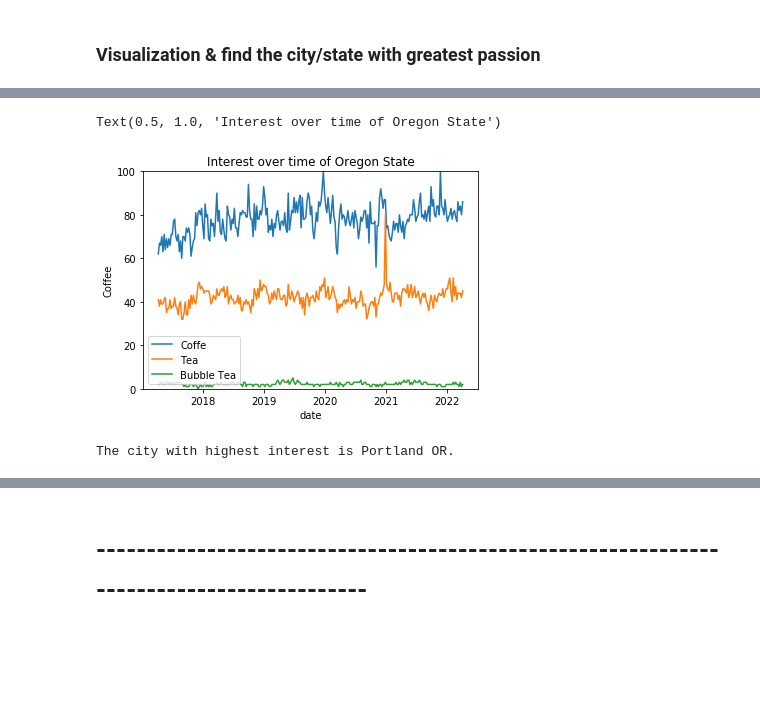
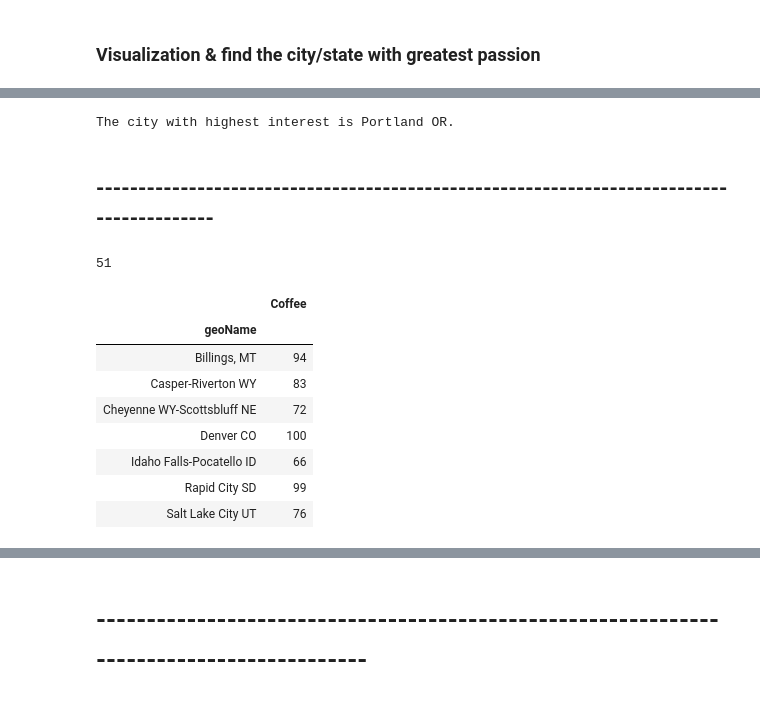
Before and after one commit to kaiwenh4/Stat170-Project, a Jupyter notebook: google_trend/Google_trend.ipynb, the cells around one changed output, grey strips where cells are left out. Cells and saved outputs as stored; diff of their text form; code cells hidden in the pictures; blank space fills up the shorter version.

```diff
--- a/google_trend/Google_trend.ipynb
+++ b/google_trend/Google_trend.ipynb
@@ -67,18 +90,3 @@ The state with highest interest is Oregon.
-# %%
-# interest over time of Oregon state.
-pytrends.build_payload(kw_list, cat=0, timeframe='today 5-y', geo='US-OR', gprop='')
-result = pytrends.interest_over_time()
-# visualize trends
-sns.lineplot(x=result.index, y=result["Coffee"])
-sns.lineplot(x=result.index, y=result["Tea"])
-sns.lineplot(x=result.index, y=result["bubble tea"])
-ax.set(ylabel='Relative searhing index')
-plt.legend(labels=["Coffe","Tea","Bubble Tea"])
-plt.ylim(0, 100)
-plt.title('Interest over time of Oregon State')
-# %% [output]
-Text(0.5, 1.0, 'Interest over time of Oregon State')
-[figure, removed]
 # %%
 # find top city
 topcity = []
@@ -102,0 +135,28 @@ The city with highest interest is Portland OR.
+# %% [markdown]
+## -----------------------------------------------------------------------------------------
+# %%
+states = [ 'AK', 'AL', 'AR', 'AZ', 'CA', 'CO', 'CT', 'DC', 'DE', 'FL', 'GA',
+           'HI', 'IA', 'ID', 'IL', 'IN', 'KS', 'KY', 'LA', 'MA', 'MD', 'ME',
+           'MI', 'MN', 'MO', 'MS', 'MT', 'NC', 'ND', 'NE', 'NH', 'NJ', 'NM',
+           'NV', 'NY', 'OH', 'OK', 'OR', 'PA', 'RI', 'SC', 'SD', 'TN', 'TX',
+           'UT', 'VA', 'VT', 'WA', 'WI', 'WV', 'WY']
+print(len(states))
+# %% [output]
+51
+# %%
+# import collections
+# a = list(df_coffee['geoName'])
+# print([item for item, count in collections.Counter(a).items() if count > 1])
+pytrends.build_payload(['Coffee'], cat=0, timeframe='today 5-y', geo='US-WY', gprop='')
+InterestByRegion = pytrends.interest_by_region(resolution='CITY', inc_low_vol=True, inc_geo_code=False)
+InterestByRegion
+# %% [output]
+|  | Coffee |
+| geoName |  |
+| Billings, MT | 94 |
+| Casper-Riverton WY | 83 |
+| Cheyenne WY-Scottsbluff NE | 72 |
+| Denver CO | 100 |
+| Idaho Falls-Pocatello ID | 66 |
+| Rapid City SD | 99 |
+| Salt Lake City UT | 76 |
```
Also changed, not shown: parts of 8 cells of this notebook, 3 other files.
